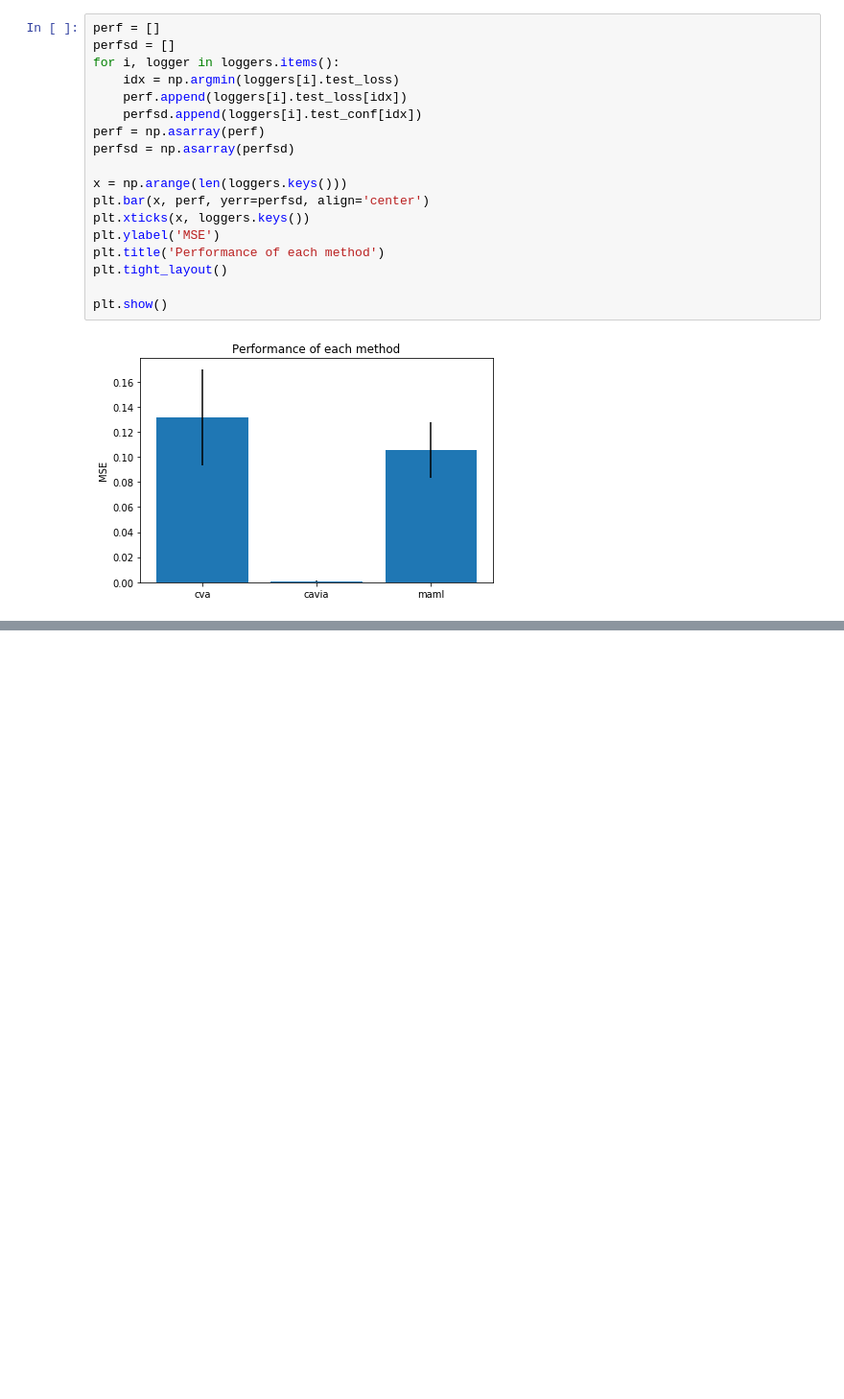
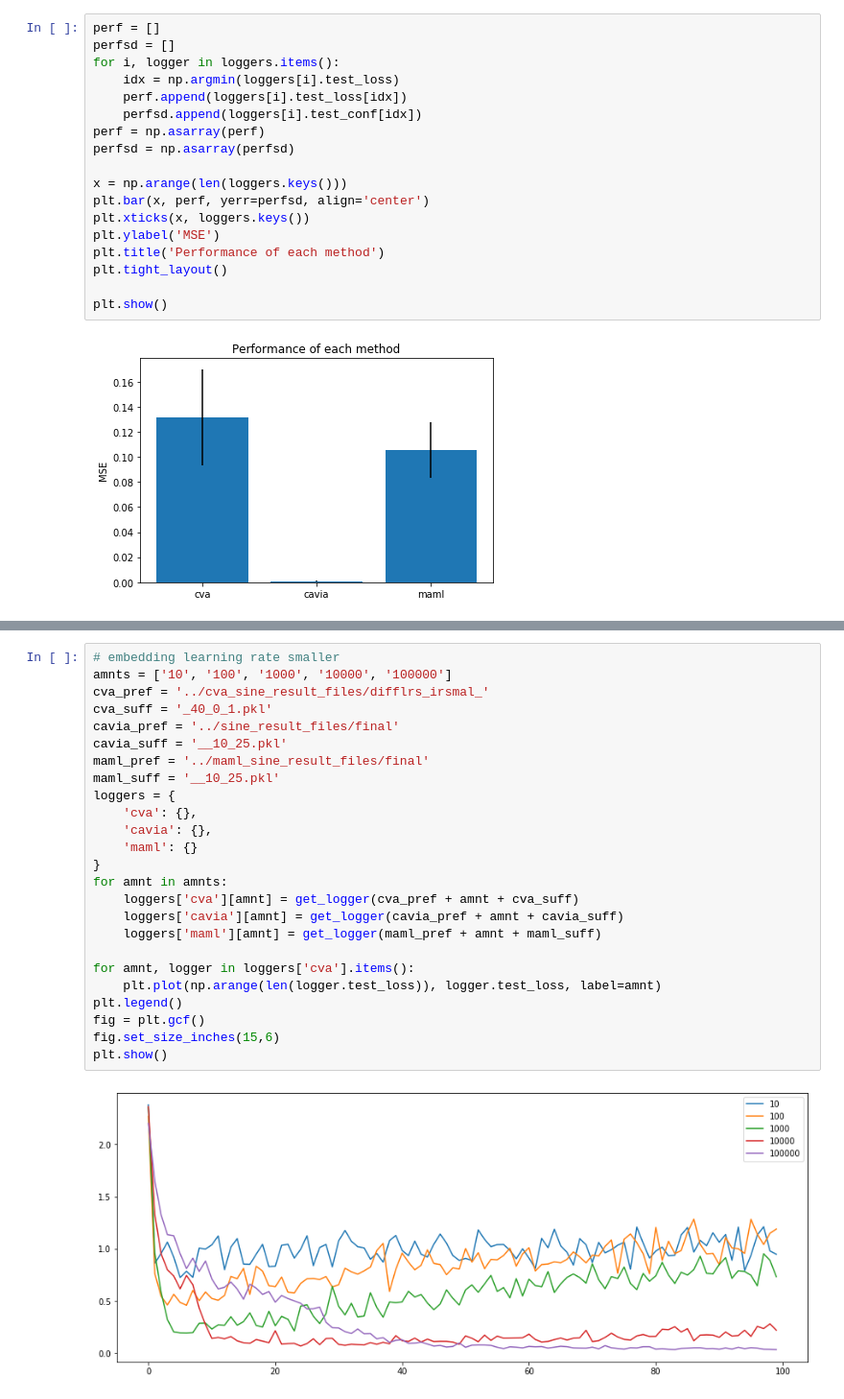
Before and after one commit to JacobTyo/cavia, a Jupyter notebook: regression/notebooks/EasyCompairisons.ipynb, the cells around one changed output, grey strips where cells are left out. Shown at 96% size. Saved outputs shown, nothing was run; the diff lists cells and outputs as text; blank space fills up the shorter version.

```diff
--- a/regression/notebooks/EasyCompairisons.ipynb
+++ b/regression/notebooks/EasyCompairisons.ipynb
@@ -81,0 +150,27 @@ plt.show()
+# %%
+# embedding learning rate smaller
+amnts = ['10', '100', '1000', '10000', '100000']
+cva_pref = '../cva_sine_result_files/difflrs_irsmal_'
+cva_suff = '_40_0_1.pkl'
+cavia_pref = '../sine_result_files/final'
+cavia_suff = '__10_25.pkl'
+maml_pref = '../maml_sine_result_files/final'
+maml_suff = '__10_25.pkl'
+loggers = {
+    'cva': {},
+    'cavia': {},
+    'maml': {}
+}
+for amnt in amnts:
+    loggers['cva'][amnt] = get_logger(cva_pref + amnt + cva_suff)
+    loggers['cavia'][amnt] = get_logger(cavia_pref + amnt + cavia_suff)
+    loggers['maml'][amnt] = get_logger(maml_pref + amnt + maml_suff)
+
+for amnt, logger in loggers['cva'].items():
+    plt.plot(np.arange(len(logger.test_loss)), logger.test_loss, label=amnt)
+plt.legend()
+fig = plt.gcf()
+fig.set_size_inches(15,6)
+plt.show()
+# %% [output]
+[figure, added]
```
Also changed, not shown: parts of 7 cells of this notebook, 3 other files.
